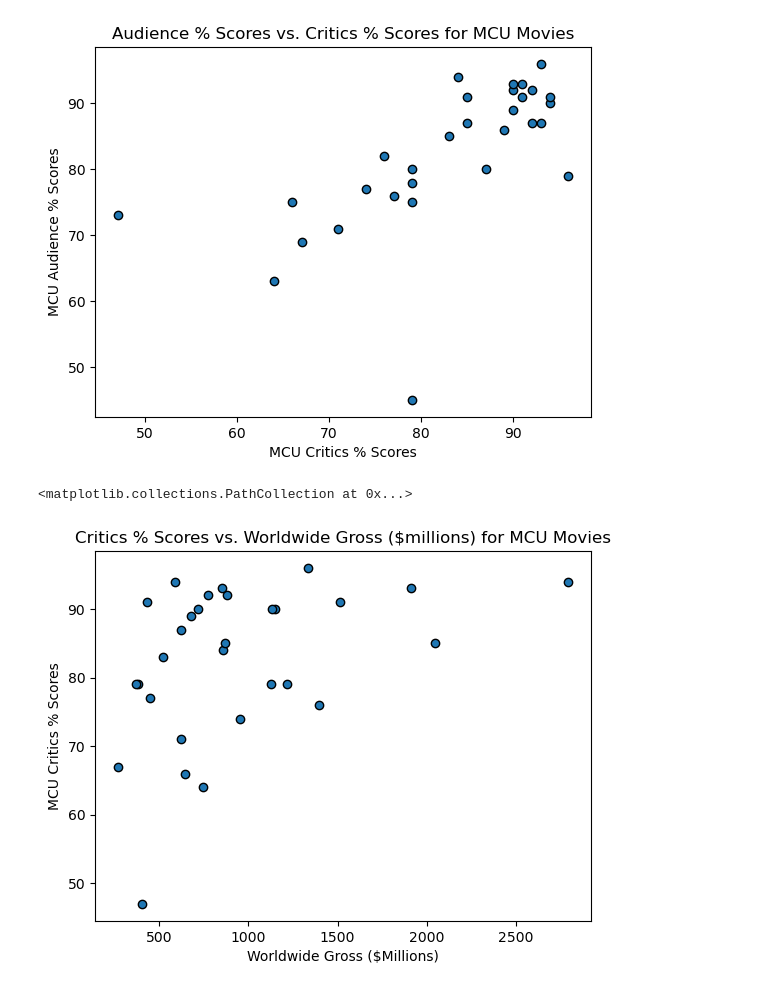
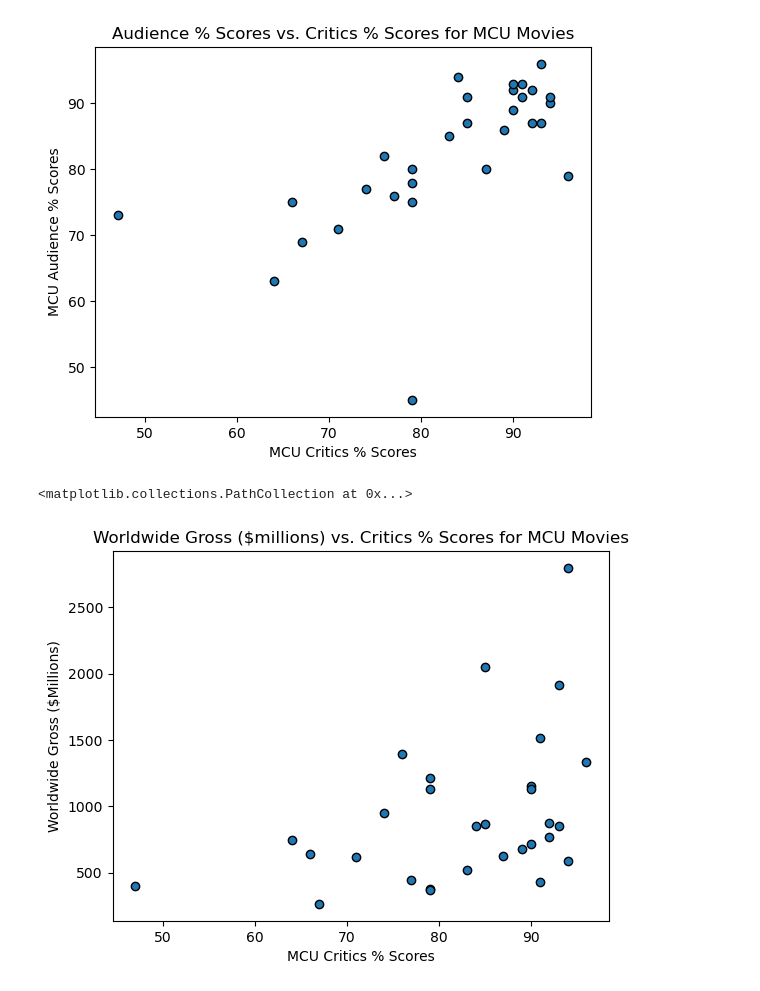
Before and after one commit to jdyiga10/project1-2023, a Jupyter notebook: andrew_work.ipynb, the cells around one changed output. Cells and saved outputs as stored; diff of their text form; code cells hidden in the pictures.

```diff
--- a/andrew_work.ipynb
+++ b/andrew_work.ipynb
@@ -122,13 +121,13 @@ display(graph1)
 <matplotlib.collections.PathCollection at 0x...>
 [figure]
 # %%
-#Graph Critics % Score against Worldwide Gross
-graph2 = plt.scatter(reviews_df["worldwide gross ($m)"], reviews_df["critics % score"], edgecolors="black")
-plt.title("Critics % Scores vs. Worldwide Gross ($millions) for MCU Movies")
-plt.xlabel("Worldwide Gross ($Millions)")
-plt.ylabel("MCU Critics % Scores")
+#Graph Worldwide Gross against Critics % Score
+graph2 = plt.scatter(reviews_df["critics % score"], reviews_df["worldwide gross ($m)"], edgecolors="black")
+plt.title("Worldwide Gross ($millions) vs. Critics % Scores for MCU Movies")
+plt.ylabel("Worldwide Gross ($Millions)")
+plt.xlabel("MCU Critics % Scores")
 display(graph2)
 # %% [output]
 <matplotlib.collections.PathCollection at 0x...>
-[figure, old version]
+[figure, new version]
 # %%
```
Also changed, not shown: parts of 4 cells of this notebook.
